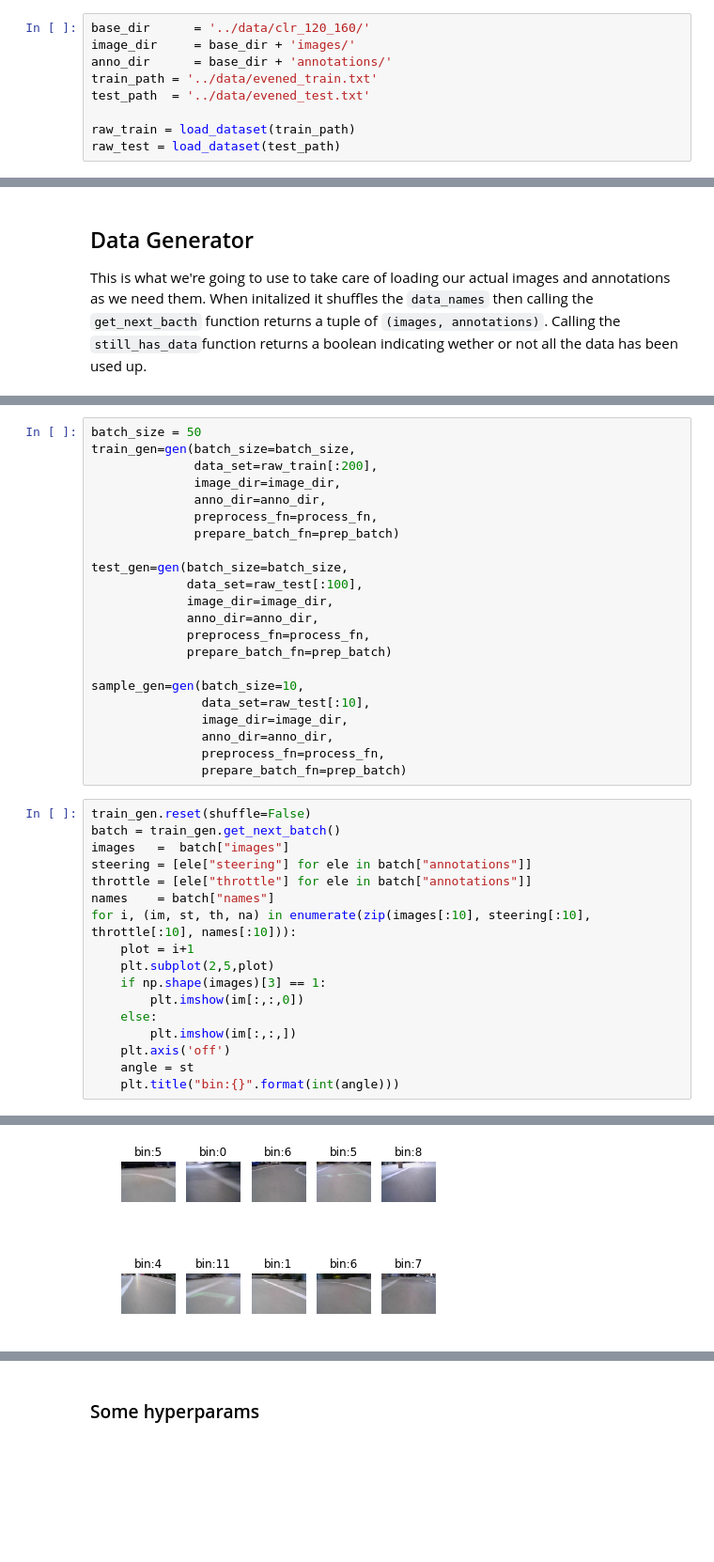
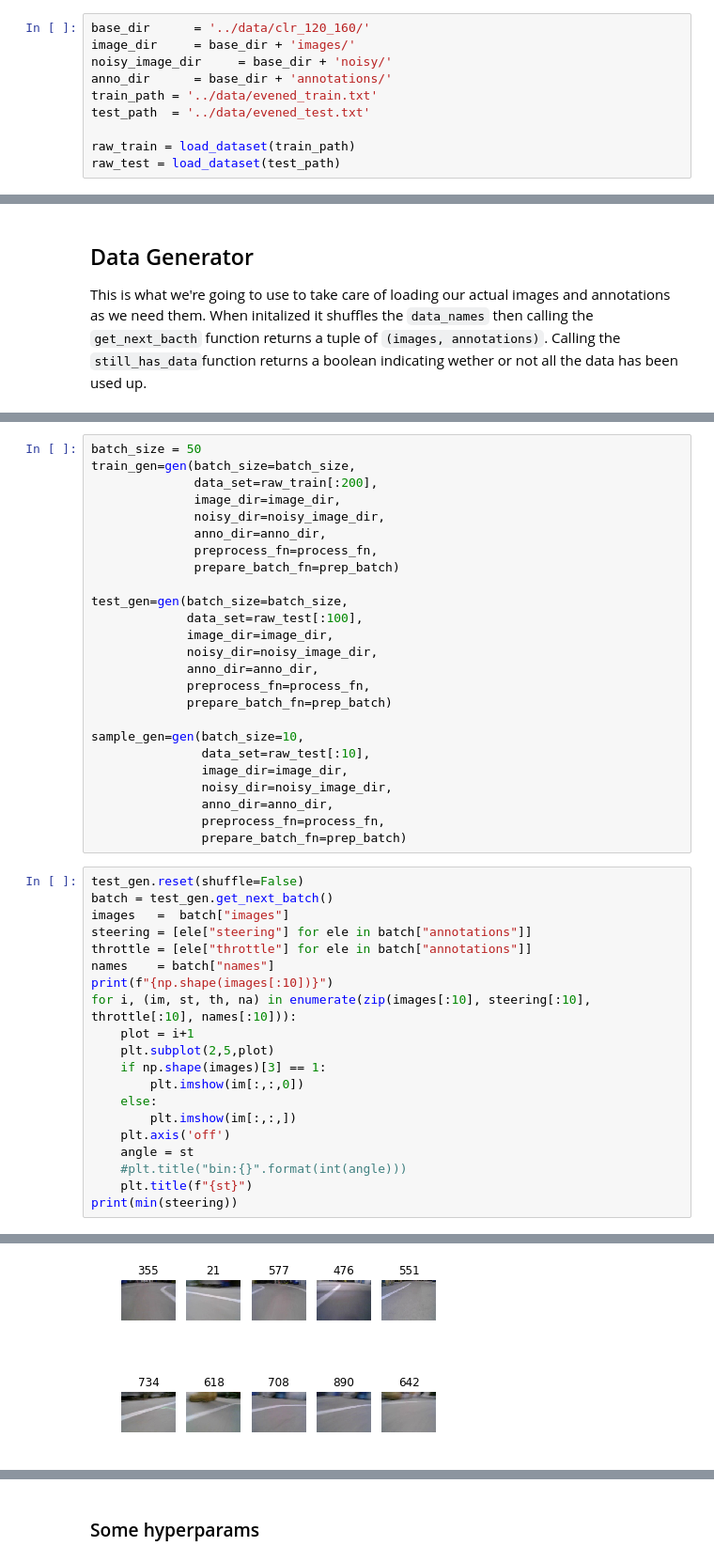
Before and after one commit to tall-josh/fyp_diy_robo_car, a Jupyter notebook: car_vae/tf_vae.ipynb, the cells around one changed output, grey strips where cells are left out. Shown: that part at 94% size. Saved outputs shown, nothing was run; the diff lists cells and outputs as text; blank space fills up the shorter version.

```diff
--- a/car_vae/tf_vae.ipynb
+++ b/car_vae/tf_vae.ipynb
@@ -17,6 +17,7 @@ Rather than load all the data into ram. We just load the names of all the images
 # %%
 base_dir      = '../data/clr_120_160/'
 image_dir     = base_dir + 'images/'
+noisy_image_dir     = base_dir + 'noisy/'
 anno_dir      = base_dir + 'annotations/'
 train_path = '../data/evened_train.txt'
 test_path  = '../data/evened_test.txt'
@@ -65,6 +67,7 @@ batch_size = 50
 train_gen=gen(batch_size=batch_size,
               data_set=raw_train[:200],
               image_dir=image_dir,
+              noisy_dir=noisy_image_dir,
               anno_dir=anno_dir,
               preprocess_fn=process_fn,
               prepare_batch_fn=prep_batch)
@@ -72,6 +75,7 @@ train_gen=gen(batch_size=batch_size,
 test_gen=gen(batch_size=batch_size,
              data_set=raw_test[:100],
              image_dir=image_dir,
+             noisy_dir=noisy_image_dir,
              anno_dir=anno_dir,
              preprocess_fn=process_fn,
              prepare_batch_fn=prep_batch)
@@ -79,16 +83,18 @@ test_gen=gen(batch_size=batch_size,
 sample_gen=gen(batch_size=10,
                data_set=raw_test[:10],
                image_dir=image_dir,
+               noisy_dir=noisy_image_dir,
                anno_dir=anno_dir,
                preprocess_fn=process_fn,
                prepare_batch_fn=prep_batch)
 # %%
-train_gen.reset(shuffle=False)
-batch = train_gen.get_next_batch()
+test_gen.reset(shuffle=False)
+batch = test_gen.get_next_batch()
 images   =  batch["images"]
 steering = [ele["steering"] for ele in batch["annotations"]]
 throttle = [ele["throttle"] for ele in batch["annotations"]]
 names    = batch["names"]
+print(f"{np.shape(images[:10])}")
 for i, (im, st, th, na) in enumerate(zip(images[:10], steering[:10], throttle[:10], names[:10])):
     plot = i+1
     plt.subplot(2,5,plot)
@@ -98,5 +104,7 @@ for i, (im, st, th, na) in enumerate(zip(images[:10], steering[:10], throttle[:1
         plt.imshow(im[:,:,])
     plt.axis('off')
     angle = st
-    plt.title("bin:{}".format(int(angle)))
+    #plt.title("bin:{}".format(int(angle)))
+    plt.title(f"{st}")
+print(min(steering))
 # %% [output]
@@ -103 +113 @@ for i, (im, st, th, na) in enumerate(zip(images[:10], steering[:10], throttle[:1
-[figure, old version]
+[figure, new version]
```
Also changed, not shown: parts of 18 cells of this notebook, 9 other files.
